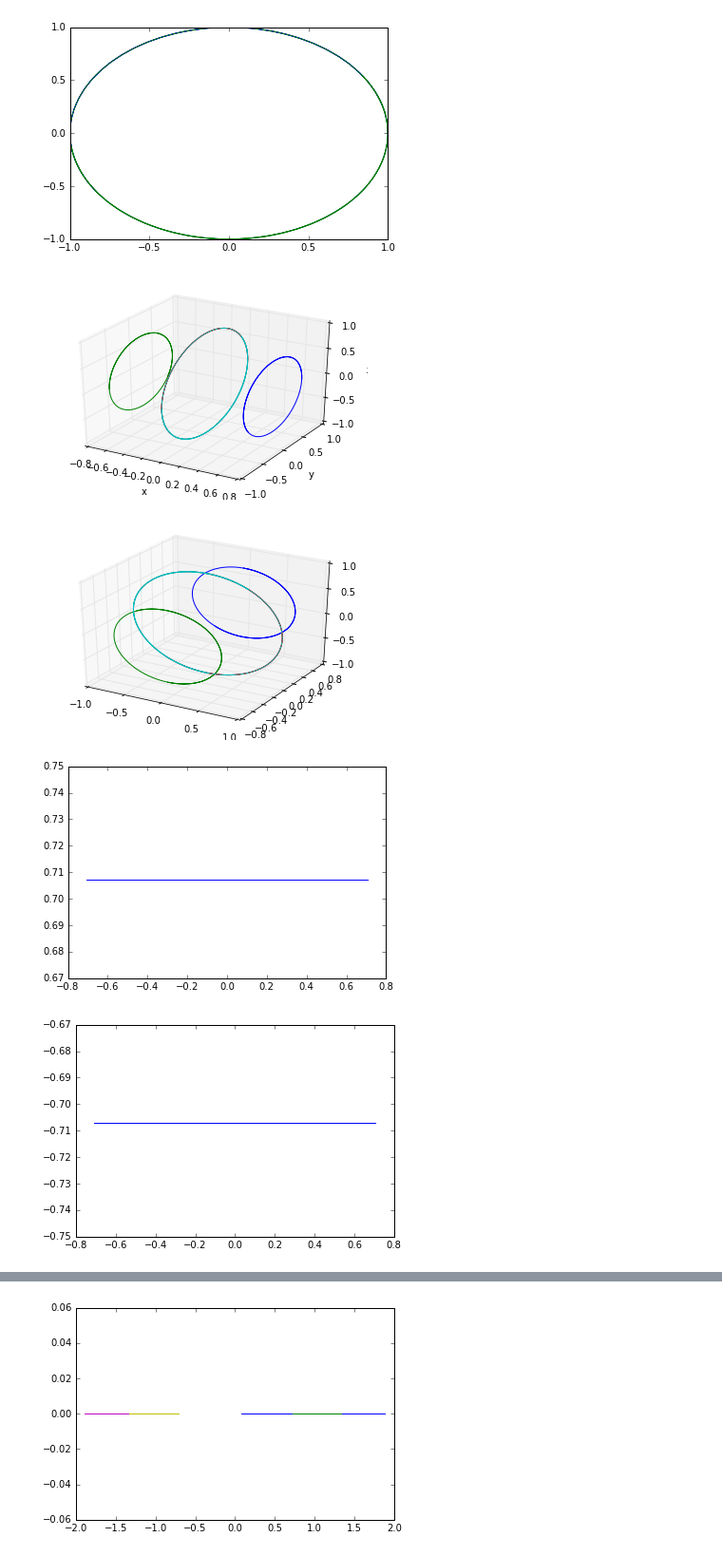
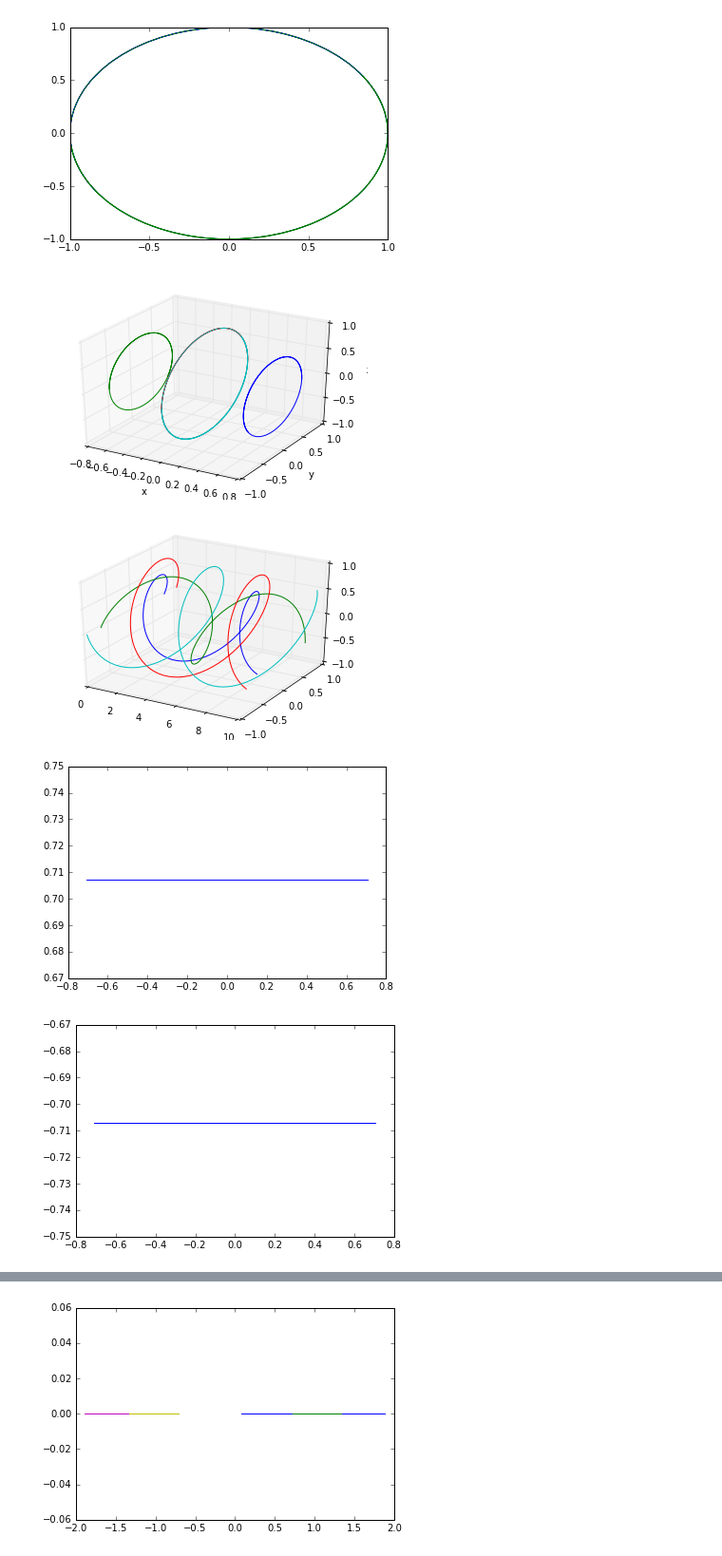
Before and after one commit to REL95/Comp-1421-Final-Project, a Jupyter notebook: Final Project (Grant, Nick, Robert) .ipynb, the cells around one changed output, grey strips where cells are left out. Shown at 95% size. Drawn from its saved outputs; the diff is of its cells as text; code cells hidden in the pictures.

```diff
--- a/Final Project (Grant, Nick, Robert) .ipynb
+++ b/Final Project (Grant, Nick, Robert) .ipynb
@@ -406,38 +407,38 @@ fig = plt.figure()
 ax = fig.gca(projection='3d')
 
 ax.plot(part2[:,0], part2[:,1], part2[:,2])
 ax.plot(part2[:,6], part2[:,7], part2[:,8])
 
 ax.plot(twoparticles[:,0], twoparticles[:,1], twoparticles[:,2])
 ax.plot(twoparticles[:,6], twoparticles[:,7], twoparticles[:,8])
 
 ax.set_xlabel('x')
 ax.set_ylabel('y')
 ax.set_zlabel('z')
 plt.show()
 
 fig = plt.figure()
 ax = fig.gca(projection='3d')
 
-ax.plot(part2[:,2], part2[:,0], part2[:,1])
-ax.plot(part2[:,8], part2[:,6], part2[:,7])
+ax.plot(t, part2[:,1], part2[:,2])
+ax.plot(t, part2[:,7], part2[:,8])
 
-ax.plot(twoparticles[:,2], twoparticles[:,0], twoparticles[:,1])
-ax.plot(twoparticles[:,8], twoparticles[:,6], twoparticles[:,7])
+ax.plot(t, twoparticles[:,1], twoparticles[:,2])
+ax.plot(t, twoparticles[:,7], twoparticles[:,8])
 plt.show()
 
 
 plt.plot(part2[:,2], part2[:,0])
 plt.show()
 plt.plot(part2[:,8], part2[:,6])
 plt.show()
 plt.plot(twoparticles[:,2], twoparticles[:,0])
 plt.show()
 plt.plot(twoparticles[:,8], twoparticles[:,6])
 plt.show()
 # %% [output]
 [figure]
-[figure, old version]
+[figure, new version]
 [figure]
 [figure]
 [figure]
```
Also changed, not shown: parts of 4 cells of this notebook.
